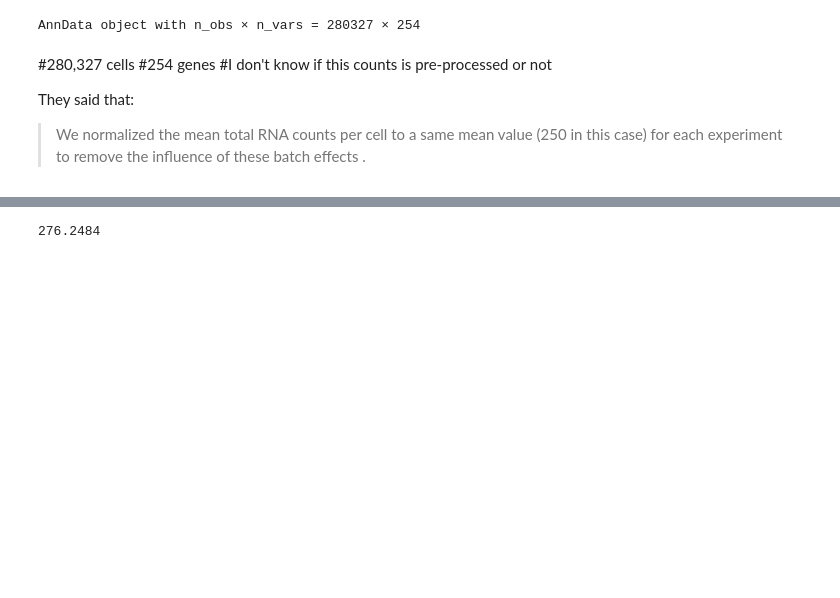
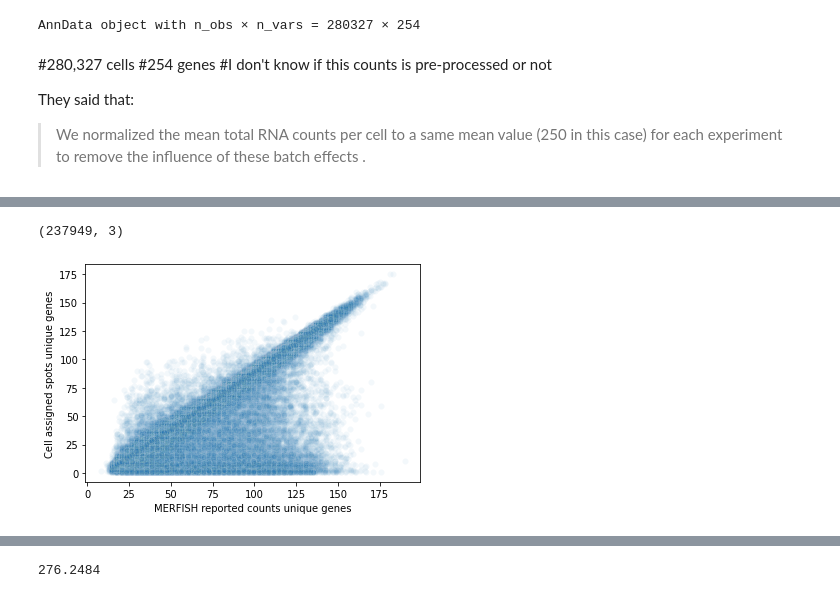
Before and after one commit to r-bierman/isoform_localizations, a Jupyter notebook: notebooks/20210105_scanpy.ipynb, the cells around one changed output, grey strips where cells are left out. Drawn from its saved outputs; the diff is of its cells as text; code cells hidden in the pictures; blank space fills up the shorter version.

```diff
--- a/notebooks/20210105_scanpy.ipynb
+++ b/notebooks/20210105_scanpy.ipynb
@@ -67,0 +86,4 @@ They said that:
+# %%
+bin_counts_df = counts_df > 0
+cell_gene_counts = bin_counts_df.sum(axis=1).reset_index(name='num_distinct_genes')
+cell_gene_counts
@@ -67,0 +112,3 @@ They said that:
+# %%
+spots = pd.read_csv('../processed_data/all_passing_rna_spots.csv')
+spots.head()
@@ -67,0 +122,3 @@ They said that:
+# %%
+uniq_gene_per_cell = spots.groupby('cell_id')['target_molecule_name'].unique().apply(len)
+uniq_gene_per_cell.head()
@@ -67,0 +133,3 @@ They said that:
+# %%
+cell_gene_counts['from_spots'] = cell_gene_counts['index'].map(uniq_gene_per_cell)
+cell_gene_counts.head()
@@ -67,0 +143,17 @@ They said that:
+# %%
+subset_df = cell_gene_counts[cell_gene_counts['from_spots'].notnull()]
+
+sns.scatterplot(
+    x = 'num_distinct_genes',
+    y = 'from_spots',
+    alpha = 0.05,
+    data = subset_df,
+)
+print(subset_df.shape)
+plt.xlabel('MERFISH reported counts unique genes')
+plt.ylabel('Cell assigned spots unique genes')
+plt.show()
+plt.close()
+# %% [output]
+(237949, 3)
+[figure, added]
```
Also changed, not shown: parts of 27 cells of this notebook, 5 other files.
